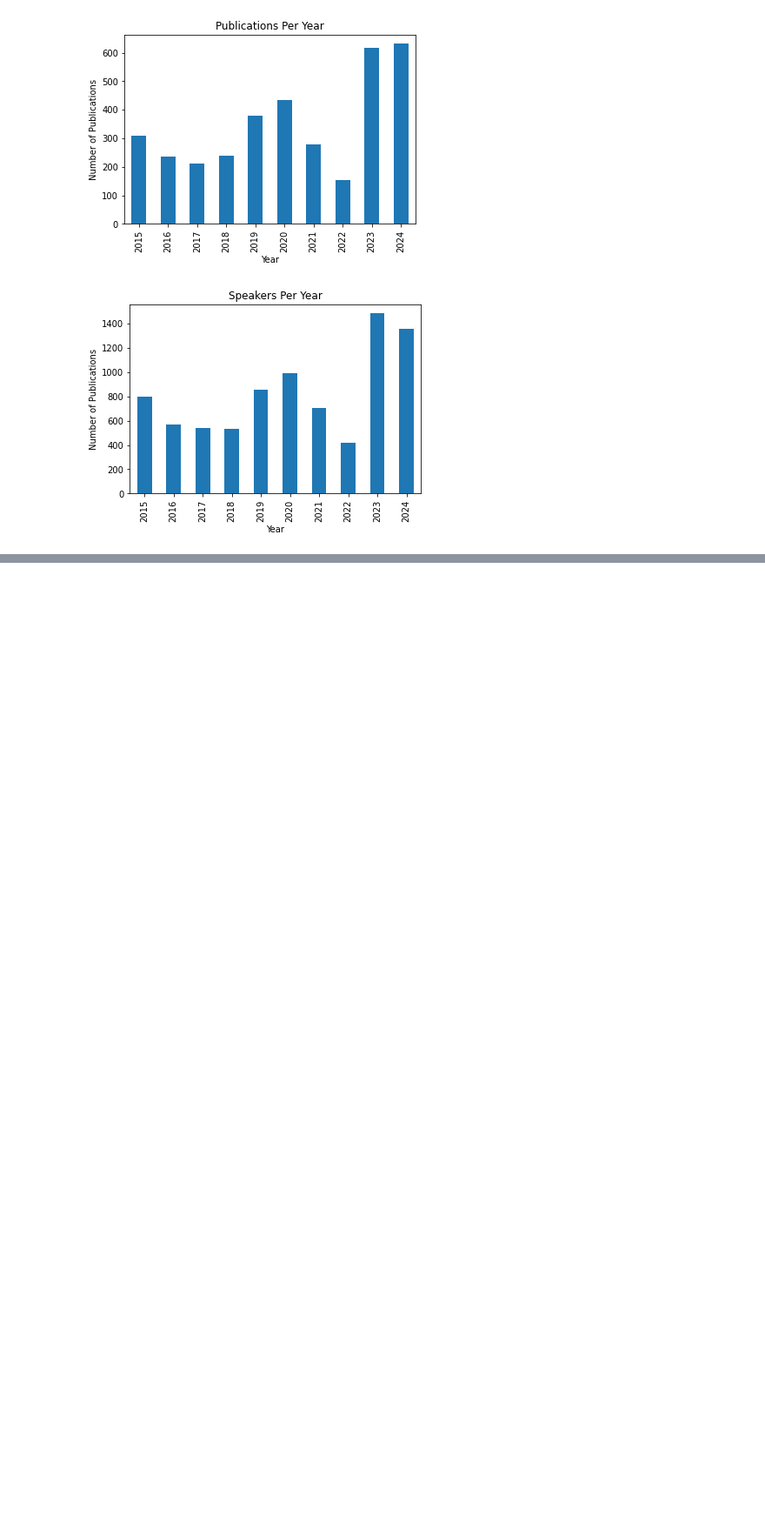
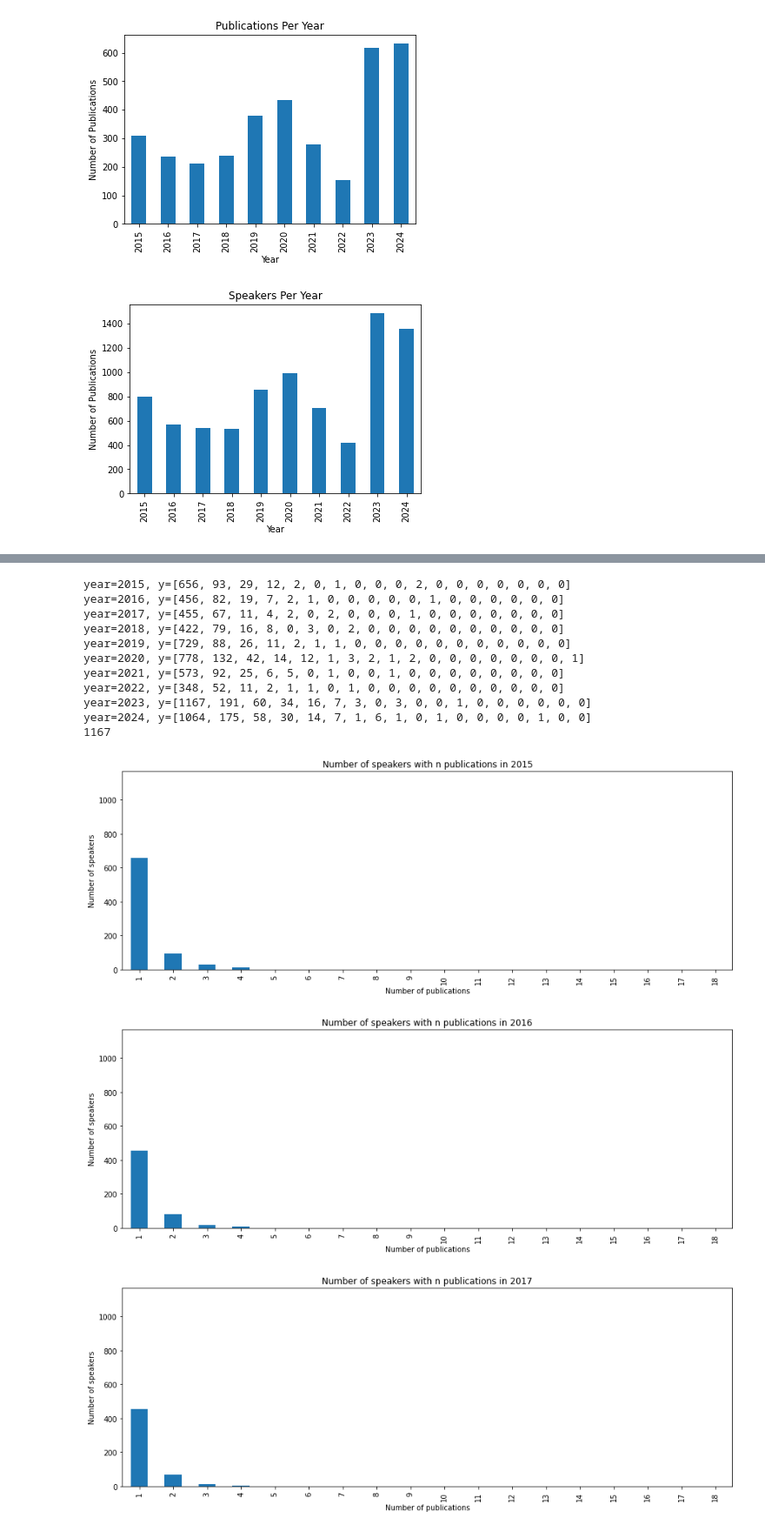
Before and after one commit to pardelapawel/css, a Jupyter notebook: speakers_prep.ipynb, the cells around one changed output, grey strips where cells are left out. Shown at 87% size. Drawn from its saved outputs; the diff is of its cells as text; code cells hidden in the pictures; blank space fills up the shorter version.

Commit message:
Add graphs of collaboration

```diff
--- a/speakers_prep.ipynb
+++ b/speakers_prep.ipynb
@@ -92,0 +95,7 @@ plt.show()
+# %%
+from collections import defaultdict
+
+speakers_per_year_dict = defaultdict(lambda: defaultdict(int))
+for year, speaker in df_exploded[["Year", "Speaker"]].values:
+    speakers_per_year_dict[year][speaker] += 1
+speakers_per_year_dict
@@ -92,0 +120,45 @@ plt.show()
+# %%
+from pandas import Series
+
+max_publications = max(max(s.values()) for s in speakers_per_year_dict.values())
+max_speakers = 0
+y_s = []
+
+count_dict_per_year = defaultdict(lambda: defaultdict(list))
+for year, speakers_data in sorted(speakers_per_year_dict.items()):
+    # print(f'Year: {year}')
+    # print(f'Number of speakers: {len(speakers_data)}')
+    for speaker, count in speakers_data.items():
+        count_dict_per_year[year][count].append(speaker)
+    y = [len(count_dict_per_year[year].get(n+1, [])) for n in range(max_publications)]
+    y_s.append(y)
+    print(f'{year=}, {y=}')
+    max_y = max(y)
+    if max_y > max_speakers:
+        max_speakers = max_y
+    # for count, speakers in sorted(count_dict.items(), key=lambda x: x[0], reverse=True):
+        # print(f'  Number of speakers with {count} publications: {len(speakers)}')
+        # print(f'  Speakers with {count} publications: {", ".join(speakers)}')
+print(max_speakers)
+for no, [year, count_dict] in enumerate(sorted(count_dict_per_year.items())):
+    # print({c: len(s) for c, s in count_dict.items()})
+
+
+    ts = Series(y_s[no], index=list(range(1, max_publications+1)))
+    ts.plot(kind='bar', figsize=(15,5), title=f'Number of speakers with n publications in {year}', xlabel='Number of publications', ylabel='Number of speakers', ylim=(0, max_speakers))
+    plt.show()
+# %% [output]
+year=2015, y=[656, 93, 29, 12, 2, 0, 1, 0, 0, 0, 2, 0, 0, 0, 0, 0, 0, 0]
+year=2016, y=[456, 82, 19, 7, 2, 1, 0, 0, 0, 0, 0, 1, 0, 0, 0, 0, 0, 0]
+year=2017, y=[455, 67, 11, 4, 2, 0, 2, 0, 0, 0, 1, 0, 0, 0, 0, 0, 0, 0]
+year=2018, y=[422, 79, 16, 8, 0, 3, 0, 2, 0, 0, 0, 0, 0, 0, 0, 0, 0, 0]
+year=2019, y=[729, 88, 26, 11, 2, 1, 1, 0, 0, 0, 0, 0, 0, 0, 0, 0, 0, 0]
+year=2020, y=[778, 132, 42, 14, 12, 1, 3, 2, 1, 2, 0, 0, 0, 0, 0, 0, 0, 1]
+year=2021, y=[573, 92, 25, 6, 5, 0, 1, 0, 0, 1, 0, 0, 0, 0, 0, 0, 0, 0]
+year=2022, y=[348, 52, 11, 2, 1, 1, 0, 1, 0, 0, 0, 0, 0, 0, 0, 0, 0, 0]
+year=2023, y=[1167, 191, 60, 34, 16, 7, 3, 0, 3, 0, 0, 1, 0, 0, 0, 0, 0, 0]
+year=2024, y=[1064, 175, 58, 30, 14, 7, 1, 6, 1, 0, 1, 0, 0, 0, 0, 1, 0, 0]
+1167
+[figure, added]
+[figure, added]
+[figure, added]
```
Also changed, not shown: parts of 8 cells of this notebook.
